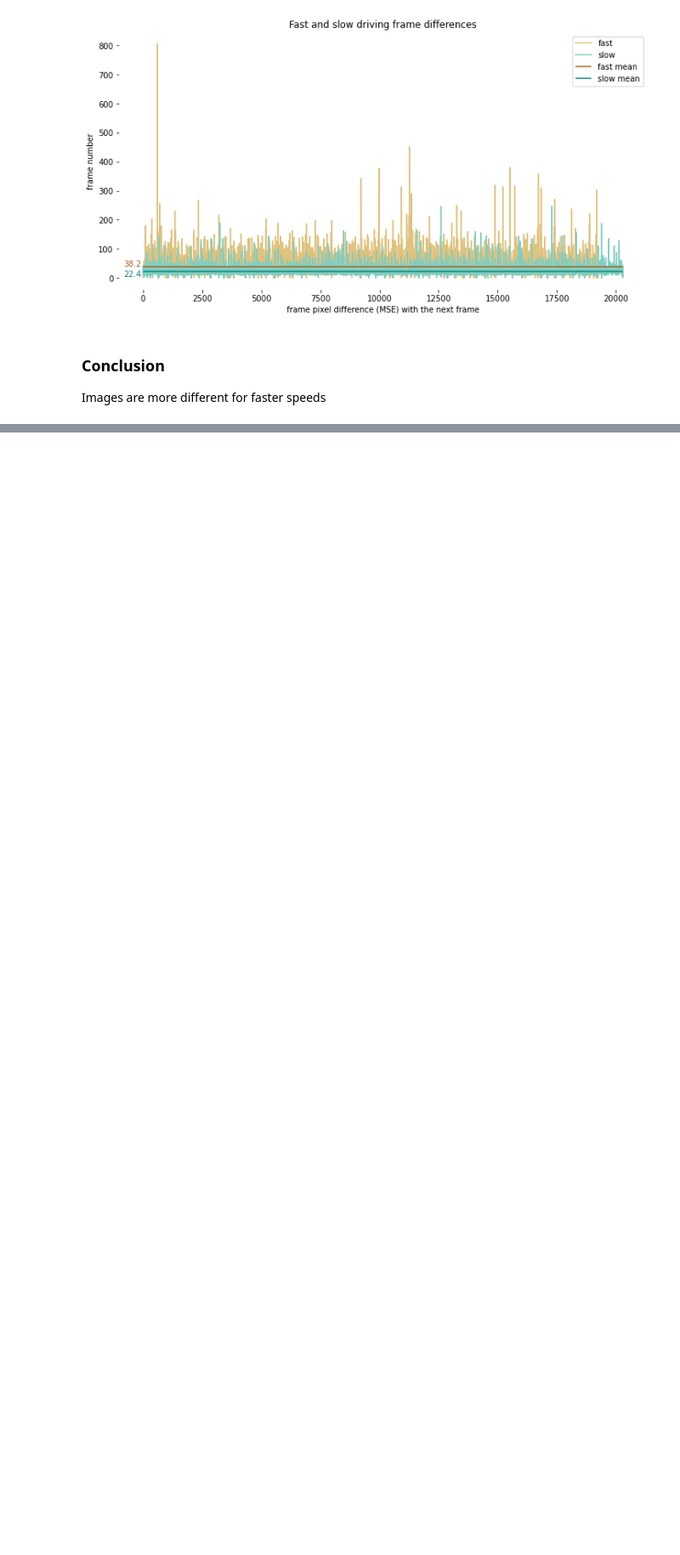
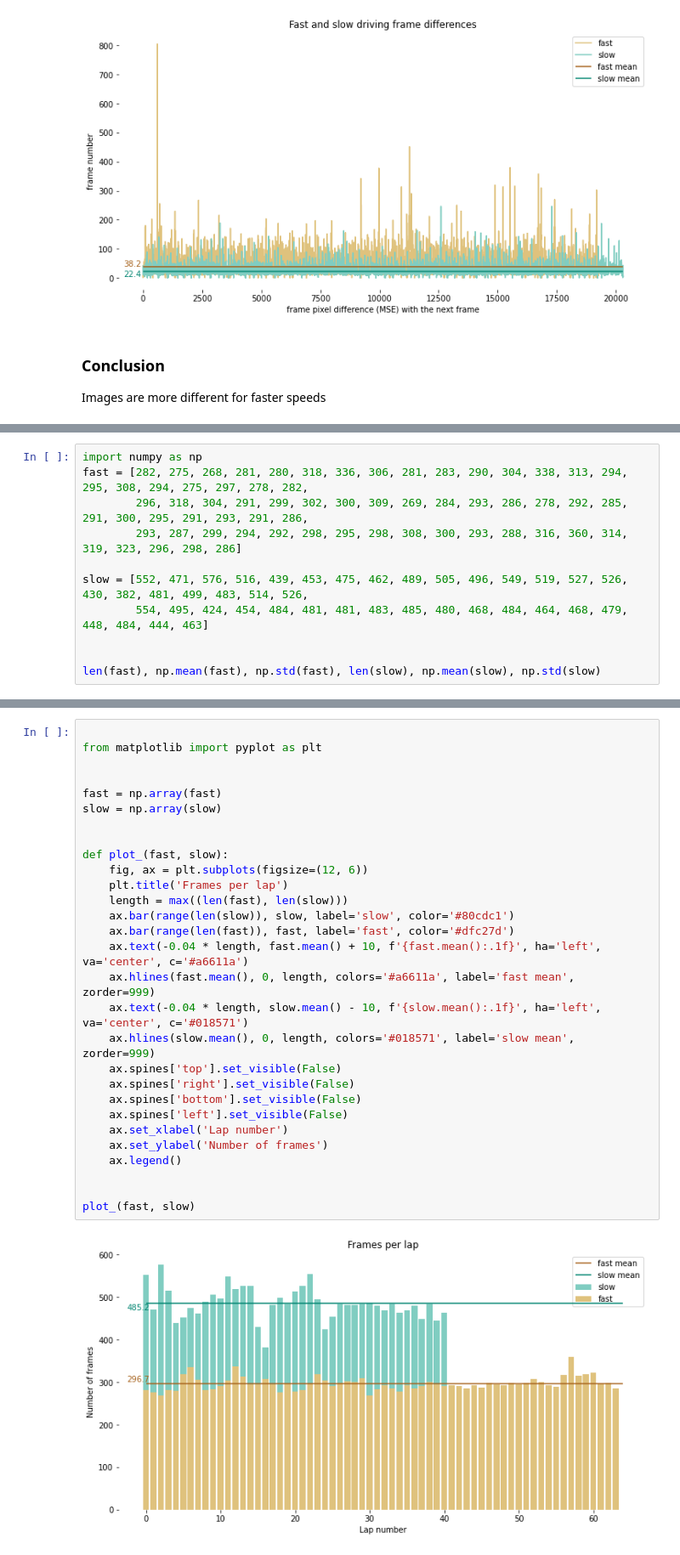
Before and after one commit to kristjanr/dat-sci-master-thesis, a Jupyter notebook: FrameDifferences.ipynb, the cells around one changed output, grey strips where cells are left out. Shown at 85% size. Drawn from its saved outputs; the diff is of its cells as text; blank space fills up the shorter version.

```diff
--- a/FrameDifferences.ipynb
+++ b/FrameDifferences.ipynb
@@ -165,0 +165,11 @@ Images are more different for faster speeds
+# %%
+import numpy as np
+fast = [282, 275, 268, 281, 280, 318, 336, 306, 281, 283, 290, 304, 338, 313, 294, 295, 308, 294, 275, 297, 278, 282,
+        296, 318, 304, 291, 299, 302, 300, 309, 269, 284, 293, 286, 278, 292, 285, 291, 300, 295, 291, 293, 291, 286,
+        293, 287, 299, 294, 292, 298, 295, 298, 308, 300, 293, 288, 316, 360, 314, 319, 323, 296, 298, 286]
+
+slow = [552, 471, 576, 516, 439, 453, 475, 462, 489, 505, 496, 549, 519, 527, 526, 430, 382, 481, 499, 483, 514, 526,
+        554, 495, 424, 454, 484, 481, 481, 483, 485, 480, 468, 484, 464, 468, 479, 448, 484, 444, 463]
+
+
+len(fast), np.mean(fast), np.std(fast), len(slow), np.mean(slow), np.std(slow)
@@ -165,0 +178,31 @@ Images are more different for faster speeds
+# %%
+
+from matplotlib import pyplot as plt
+
+
+fast = np.array(fast)
+slow = np.array(slow)
+
+
+def plot_(fast, slow):
+    fig, ax = plt.subplots(figsize=(12, 6))
+    plt.title('Frames per lap')
+    length = max((len(fast), len(slow)))
+    ax.bar(range(len(slow)), slow, label='slow', color='#80cdc1')
+    ax.bar(range(len(fast)), fast, label='fast', color='#dfc27d')
+    ax.text(-0.04 * length, fast.mean() + 10, f'{fast.mean():.1f}', ha='left', va='center', c='#a6611a')
+    ax.hlines(fast.mean(), 0, length, colors='#a6611a', label='fast mean', zorder=999)
+    ax.text(-0.04 * length, slow.mean() - 10, f'{slow.mean():.1f}', ha='left', va='center', c='#018571')
+    ax.hlines(slow.mean(), 0, length, colors='#018571', label='slow mean', zorder=999)
+    ax.spines['top'].set_visible(False)
+    ax.spines['right'].set_visible(False)
+    ax.spines['bottom'].set_visible(False)
+    ax.spines['left'].set_visible(False)
+    ax.set_xlabel('Lap number')
+    ax.set_ylabel('Number of frames')
+    ax.legend()
+
+
+plot_(fast, slow)
+# %% [output]
+[figure, added]
```
Also changed, not shown: parts of 9 cells of this notebook, 1 other file.
